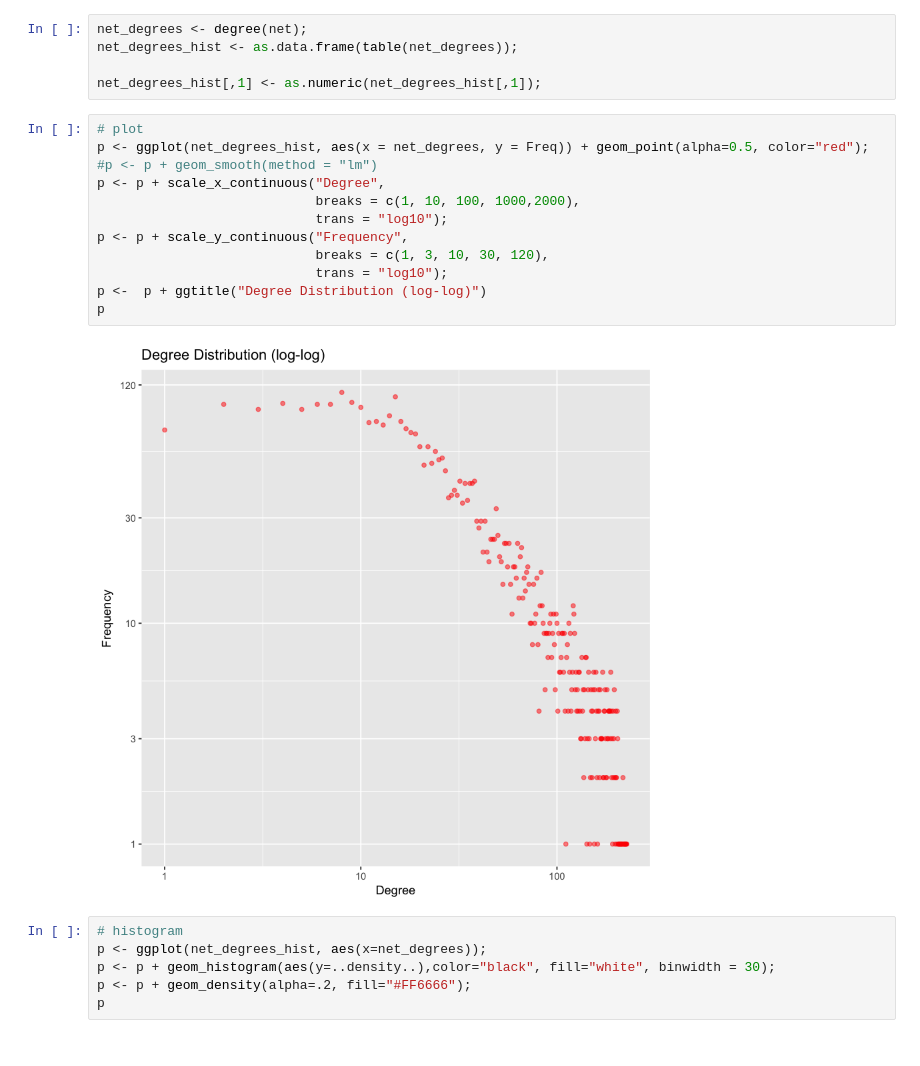
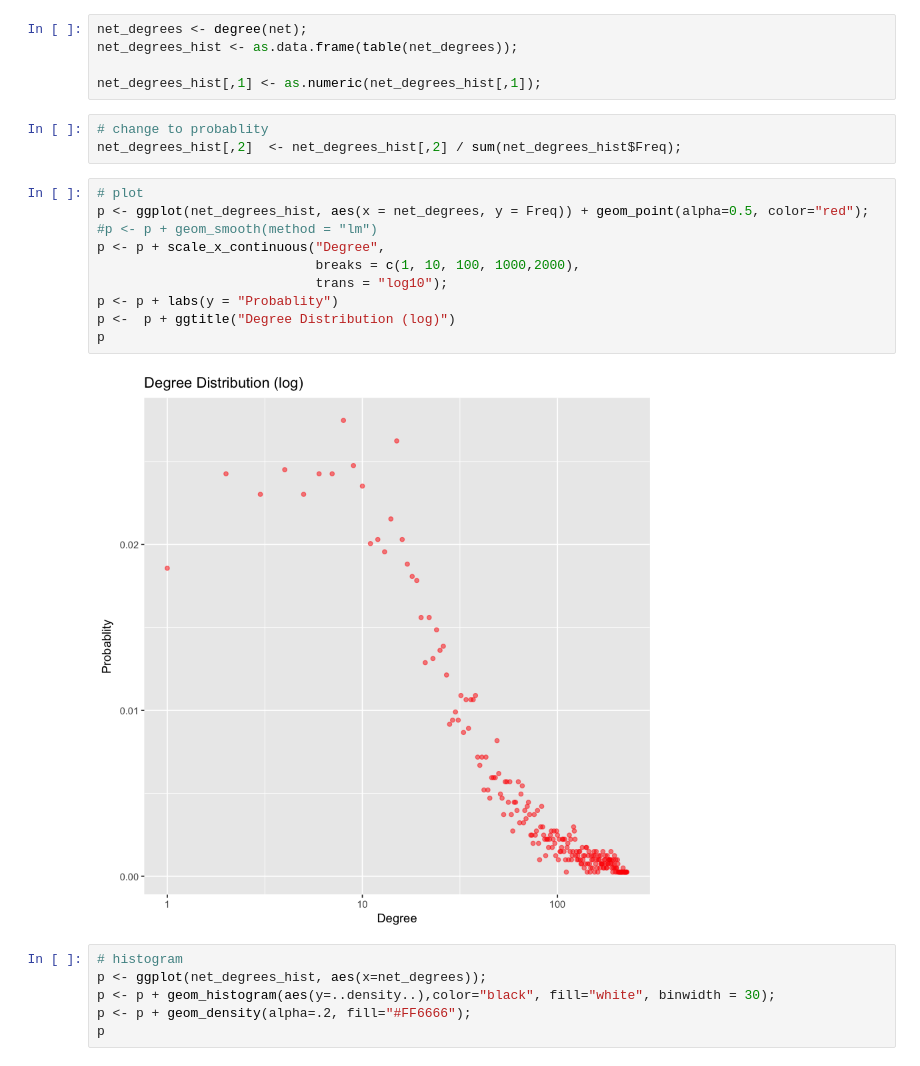
Before and after one commit to WuseFangtang/EE232E-1, a Jupyter notebook: Project 2/Problem11-132.ipynb, the cells around one changed output. Saved outputs shown, nothing was run; the diff lists cells and outputs as text.

```diff
--- a/Project 2/Problem11-132.ipynb
+++ b/Project 2/Problem11-132.ipynb
@@ -47,20 +47,21 @@ net_degrees <- degree(net);
 net_degrees_hist <- as.data.frame(table(net_degrees));
 
 net_degrees_hist[,1] <- as.numeric(net_degrees_hist[,1]);
+# %%
+# change to probablity
+net_degrees_hist[,2]  <- net_degrees_hist[,2] / sum(net_degrees_hist$Freq);
 # %%
 # plot
 p <- ggplot(net_degrees_hist, aes(x = net_degrees, y = Freq)) + geom_point(alpha=0.5, color="red");
 #p <- p + geom_smooth(method = "lm")
 p <- p + scale_x_continuous("Degree",
                             breaks = c(1, 10, 100, 1000,2000),
                             trans = "log10");
-p <- p + scale_y_continuous("Frequency",
-                            breaks = c(1, 3, 10, 30, 120),
-                            trans = "log10");
-p <-  p + ggtitle("Degree Distribution (log-log)")
+p <- p + labs(y = "Probablity")
+p <-  p + ggtitle("Degree Distribution (log)")
 p
 # %% [output]
-[figure, old version]
+[figure, new version]
 # %%
 # histogram
 p <- ggplot(net_degrees_hist, aes(x=net_degrees));
```
Also changed, not shown: parts of 5 cells of this notebook.
